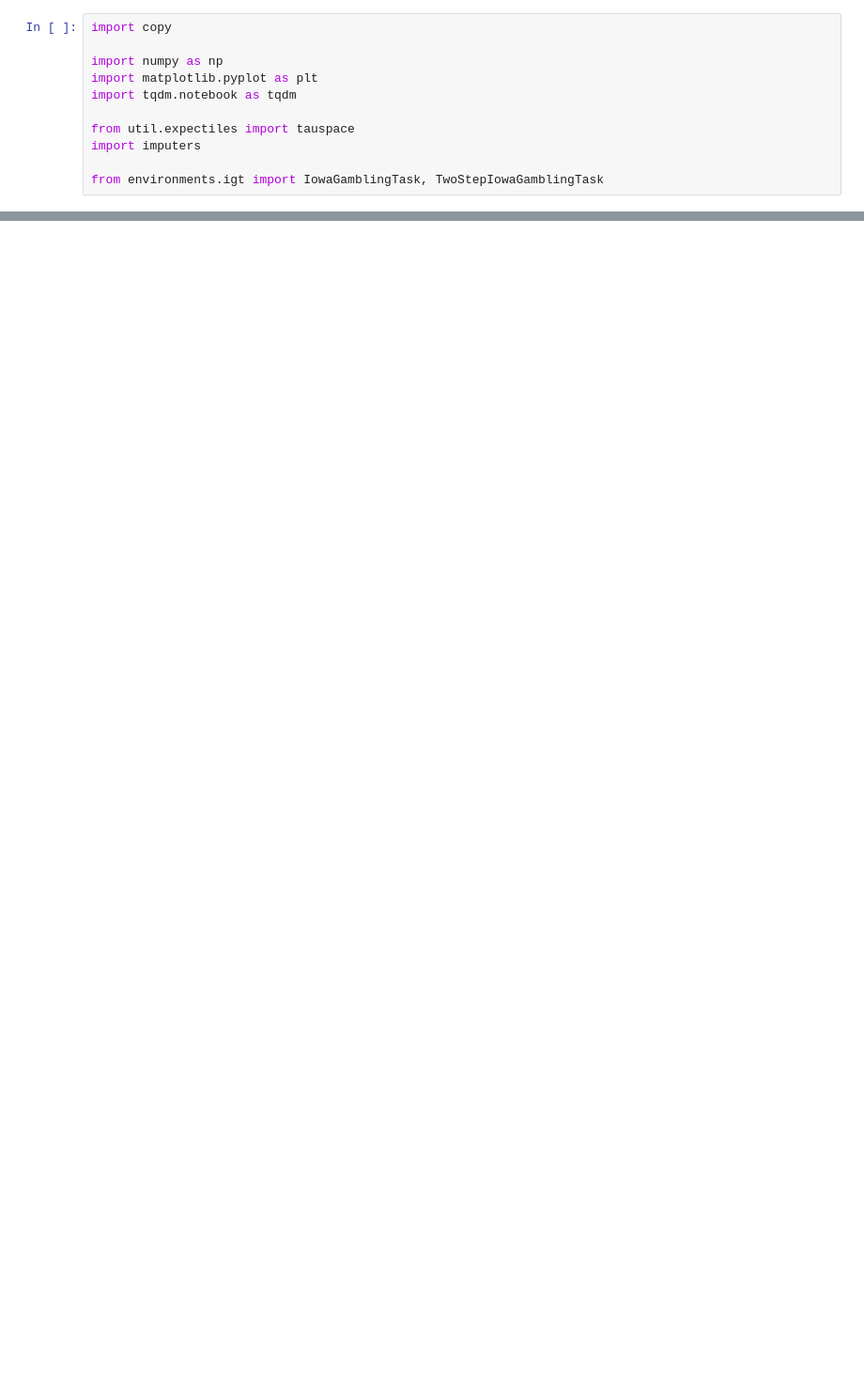
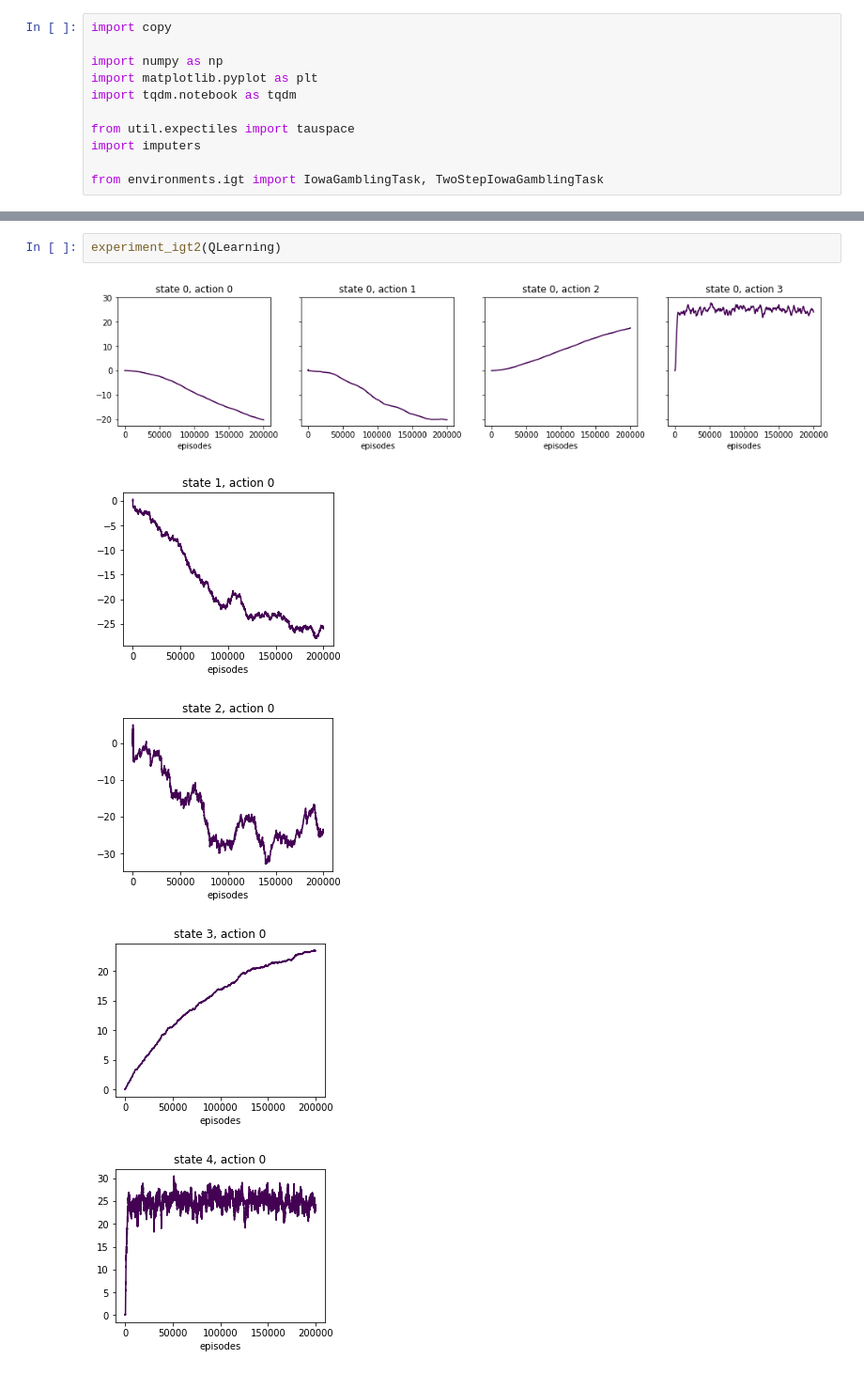
Before and after one commit to matomatical/neuRL, a Jupyter notebook: IGTExperiments.ipynb, the cells around one changed output, grey strips where cells are left out. Shown at 94% size. Drawn from its saved outputs; the diff is of its cells as text; blank space fills up the shorter version.

```diff
--- a/IGTExperiments.ipynb
+++ b/IGTExperiments.ipynb
@@ -171,0 +121,8 @@ showing streams [ 0  1  2  3  4  5  6  7  8  9 10]
+# %%
+experiment_igt2(QLearning)
+# %% [output]
+[figure, added]
+[figure, added]
+[figure, added]
+[figure, added]
+[figure, added]
```
Also changed, not shown: parts of 9 cells of this notebook.
